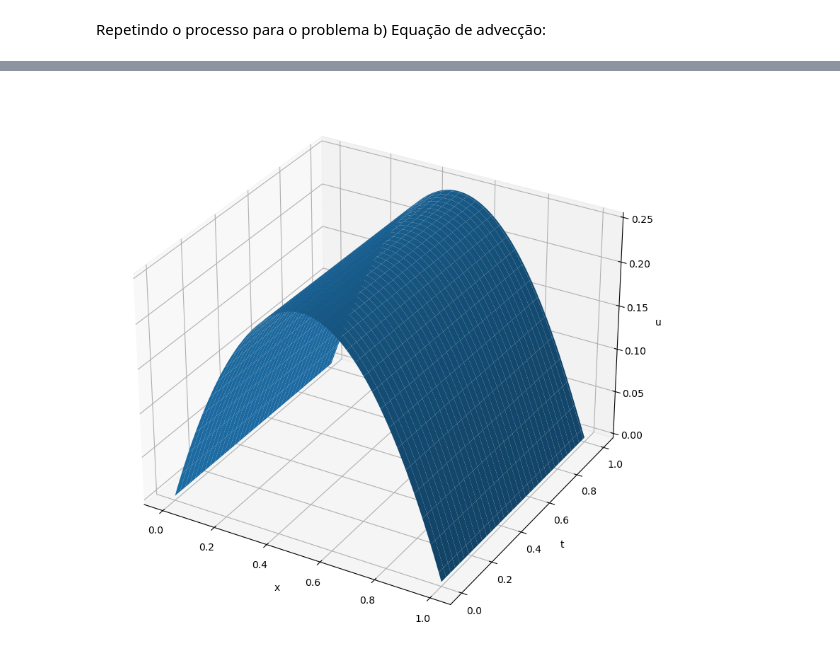
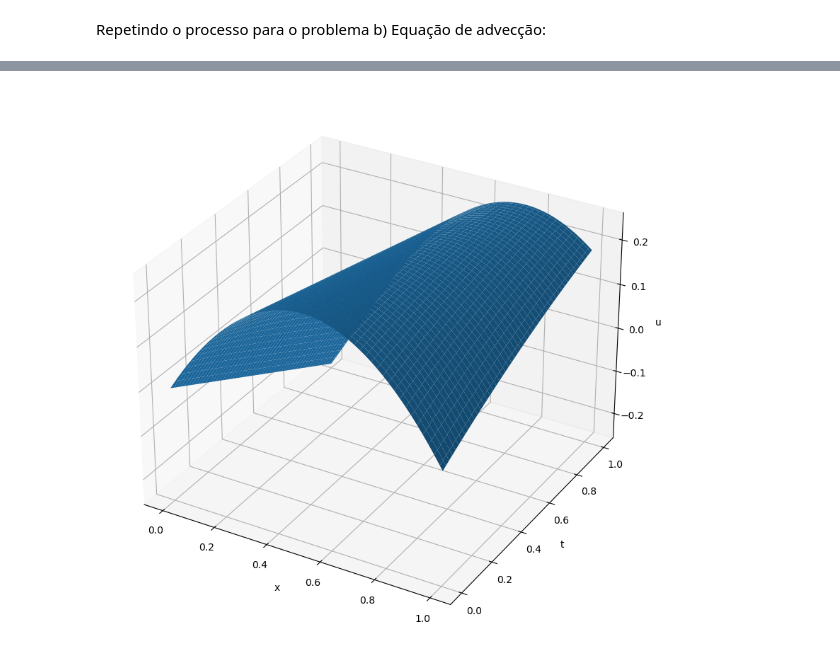
Before and after one commit to alicevk/diferecas-finitas, a Jupyter notebook: diferencas-finitas.ipynb, the cells around one changed output, grey strips where cells are left out. Saved outputs shown, nothing was run; the diff lists cells and outputs as text; code cells hidden in the pictures.

```diff
--- a/diferencas-finitas.ipynb
+++ b/diferencas-finitas.ipynb
@@ -78,29 +76,29 @@ plt.show()
 Repetindo o processo para o problema b) Equação de advecção:
 # %%
 # ---------- Definindo parâmetros:
-mu  = 0.25 # Valor definido de mu
+mu  = 0.25 # Valor definido de kappa
 
 # ---------- Definindo variáveis úteis:
-i = 100 # Define o número de pontos no eixo x
-j = 100 # Define o número de pontos no eixo t
+i = 100 # Define o número de pontos no eixo x (nx)
+j = 100 # Define o número de pontos no eixo t (nt)
 
-p = 1/i # Representa o "passo" na variável x; outro nome para dx
-h = 1/j # Representa o "passo" na variável t; outro nome para dt
+hx = 1/i # Representa o "passo" na variável x (dx)
+ht = 1/j # Representa o "passo" na variável t (dt)
 
 # ---------- Definindo os eixos:
-x = np.linspace(0, 1, i+1) # Define x como um espaço de 0 a 1 com i partições
+x = np.linspace(0, 1, i) # Define x como um espaço de 0 a 1 com i partições
 # (e, portanto, passo p)
-t = np.linspace(0, 1, j+1) # Define t como um espaço de 0 a 1 com j partições
-# (e, portanto, passo h)
 
-U = np.zeros((i+1, j+1)) # Define a função u(x, t) como uma matriz de zeros U[i,j]
+U = np.zeros((i, j)) # Define a função u(x, t) como uma matriz de zeros U[i,j]
 
 # ---------- Definindo os valores de condição inicial:
 U[:, 0] = x * (1 - x) # Define todos os valores U[i,0] como a função de condição
 # inicial dada no enunciado
 
 # Realizando as iterações para descobrir os valores de U:
-for j_atual in range(j): # Para cada j
+for j_atual in range(j-1): # Para cada j
     for i_atual in range(1, i): # Para cada i
-        U[i_atual, j_atual+1] = U[i_atual, j_atual] + mu * (U[i_atual+1, j_atual] -2 * U[i_atual,j_atual] + U[i_atual-1, j_atual])
-        # Explicação no markdown abaixo
+        Ux = (U[i_atual,j_atual] - U[i_atual-1, j_atual])/hx
+        U[i_atual, j_atual+1] = U[i_atual, j_atual] - ht*mu*Ux
+    U[0, j_atual+1] = U[0, j_atual] - mu * ht * (U[1, j_atual] - U[0, j_atual])/hx
+    # Explicação no markdown abaixo
@@ -107,14 +110,16 @@ for j_atual in range(j): # Para cada j
 # %%
 # ---------- Plotando o gráfico:
+x = np.linspace(0,1,i)
+t = np.linspace(0,1,j)
 X, T = np.meshgrid(x, t) # Criando uma mesh para a plotagem
 
 # Detalhes de sintaxe da biblioteca matplotlib.pyplot (ou plt):
 fig = plt.figure(figsize=(10,10))
 ax = fig.add_subplot(111, projection='3d') # Definindo o gráfico tridimensional
 ax.plot_surface(X, T, U.T)
 ax.set_xlabel('x')
 ax.set_ylabel('t')
 ax.set_zlabel('u')
 plt.show()
 # %% [output]
-[figure, old version]
+[figure, new version]
```
Also changed, not shown: parts of 5 cells of this notebook.
